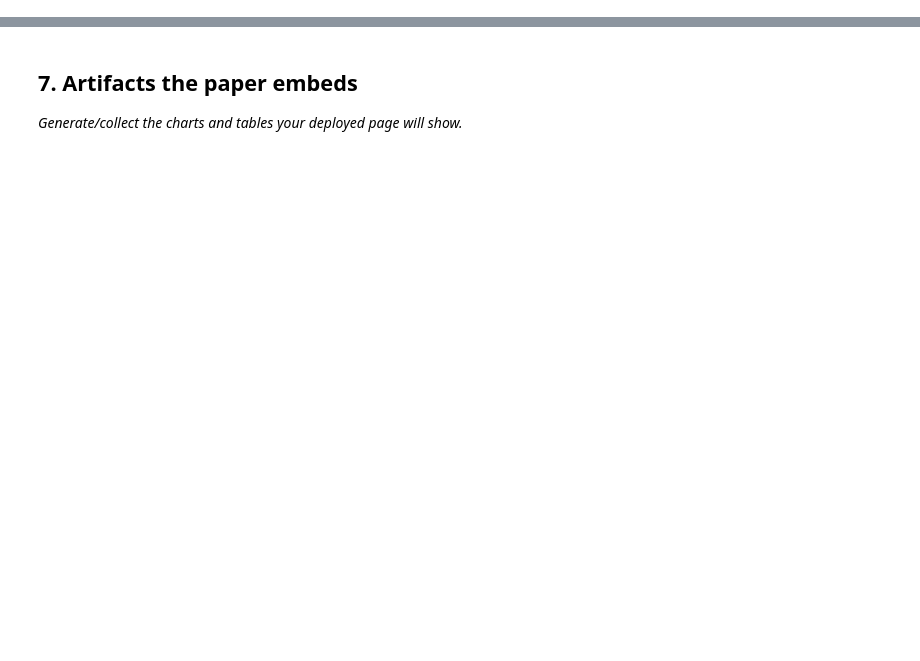
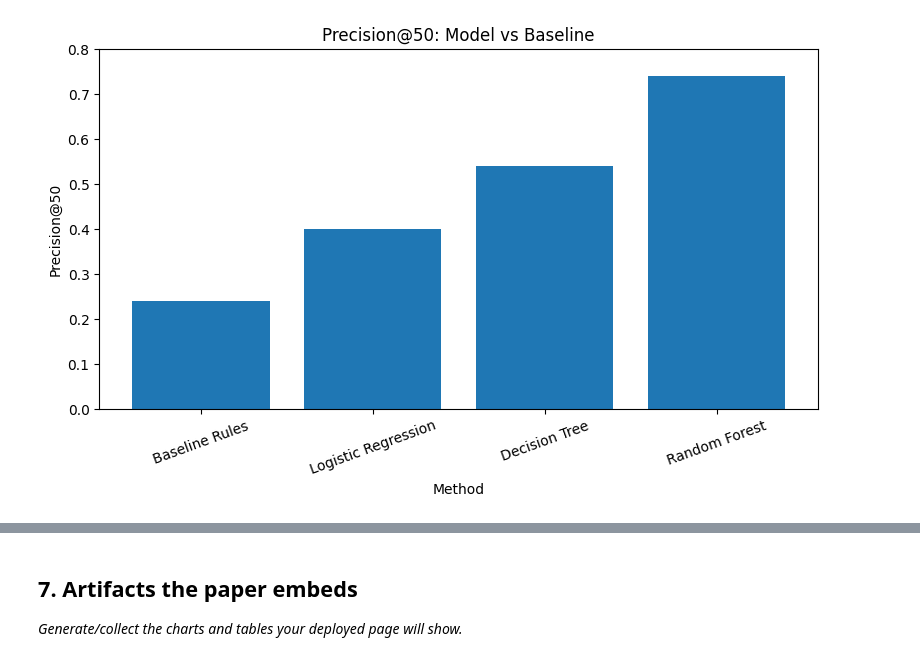
Before and after one commit to Adnan-ai98/flyrank-ml-internship, a Jupyter notebook: work/notebooks/capstone.ipynb, the cells around one changed output, grey strips where cells are left out. Cells and saved outputs as stored; diff of their text form; code cells hidden in the pictures; blank space fills up the shorter version.

```diff
--- a/work/notebooks/capstone.ipynb
+++ b/work/notebooks/capstone.ipynb
@@ -25 +106,26 @@ This skeleton is yours to fill. Work the sections **in order** — each one has
+# %%
+import matplotlib.pyplot as plt
+import pandas as pd
+
+results = pd.DataFrame({
+    "Method": [
+        "Baseline Rules",
+        "Logistic Regression",
+        "Decision Tree",
+        "Random Forest"
+    ],
+    "Precision@50": [0.240, 0.400, 0.540, 0.740]
+})
+
+plt.figure(figsize=(8, 5))
+plt.bar(results["Method"], results["Precision@50"])
+plt.ylabel("Precision@50")
+plt.xlabel("Method")
+plt.title("Precision@50: Model vs Baseline")
+plt.ylim(0, 0.8)
+plt.xticks(rotation=20)
+plt.tight_layout()
+plt.show()
+# %% [output]
+[figure, added]
 # %% [markdown]
```
Also changed, not shown: parts of 8 cells of this notebook.
